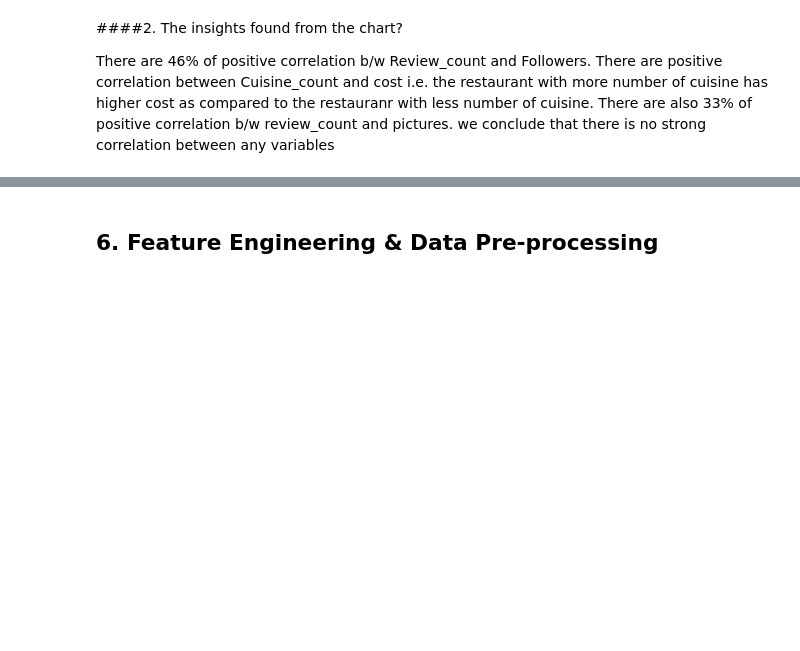
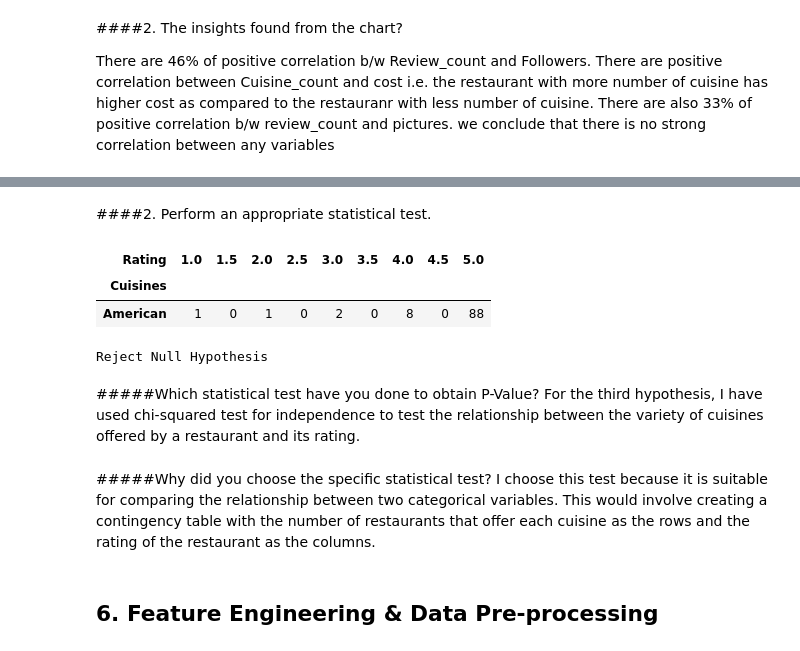
Before and after one commit to ErSangram/capstone_03_Zomato_Restaurant_Clustering_And_Analysis, a Jupyter notebook: Zomato_Restaurant_Clustering_And_Sentiment_Analysis.ipynb, the cells around one changed output, grey strips where cells are left out. Saved outputs shown, nothing was run; the diff lists cells and outputs as text; code cells hidden in the pictures; blank space fills up the shorter version.

```diff
--- a/Zomato_Restaurant_Clustering_And_Sentiment_Analysis.ipynb
+++ b/Zomato_Restaurant_Clustering_And_Sentiment_Analysis.ipynb
@@ -727,3 +814,34 @@ we conclude that there is no strong correlation between any variables
+# %% [markdown]
+####2. Perform an appropriate statistical test.
+# %%
+pd.crosstab(zomato_df['Cuisines'], zomato_df['Rating'])[:1]
+# %% [output]
+| Rating | 1.0 | 1.5 | 2.0 | 2.5 | 3.0 | 3.5 | 4.0 | 4.5 | 5.0 |
+| Cuisines |  |  |  |  |  |  |  |  |  |
+| American | 1 | 0 | 1 | 0 | 2 | 0 | 8 | 0 | 88 |
+# %%
+# Perform Statistical Test to obtain P-Value
+from scipy.stats import chi2_contingency
+
+# create a contingency table
+ct = pd.crosstab(zomato_df['Cuisines'], zomato_df['Rating'])
+
+# perform chi-squared test
+chi2, p, dof, expected = chi2_contingency(ct)
+
+# Check p-value
+if p < 0.05:
+    print("Reject Null Hypothesis")
+else:
+    print("Fail to reject Null Hypothesis")
+# %% [output]
+Reject Null Hypothesis
+# %% [markdown]
+#####Which statistical test have you done to obtain P-Value?
+For the third hypothesis, I have used chi-squared test for independence to test the relationship between the variety of cuisines offered by a restaurant and its rating.
+# %% [markdown]
+#####Why did you choose the specific statistical test?
+I choose this test because it is suitable for comparing the relationship between two categorical variables. This would involve creating a contingency table with the number of restaurants that offer each cuisine as the rows and the rating of the restaurant as the columns.
 # %% [markdown]
 ## **6. Feature Engineering & Data Pre-processing**
 # %% [markdown]
```
Also changed, not shown: parts of 61 cells of this notebook.
